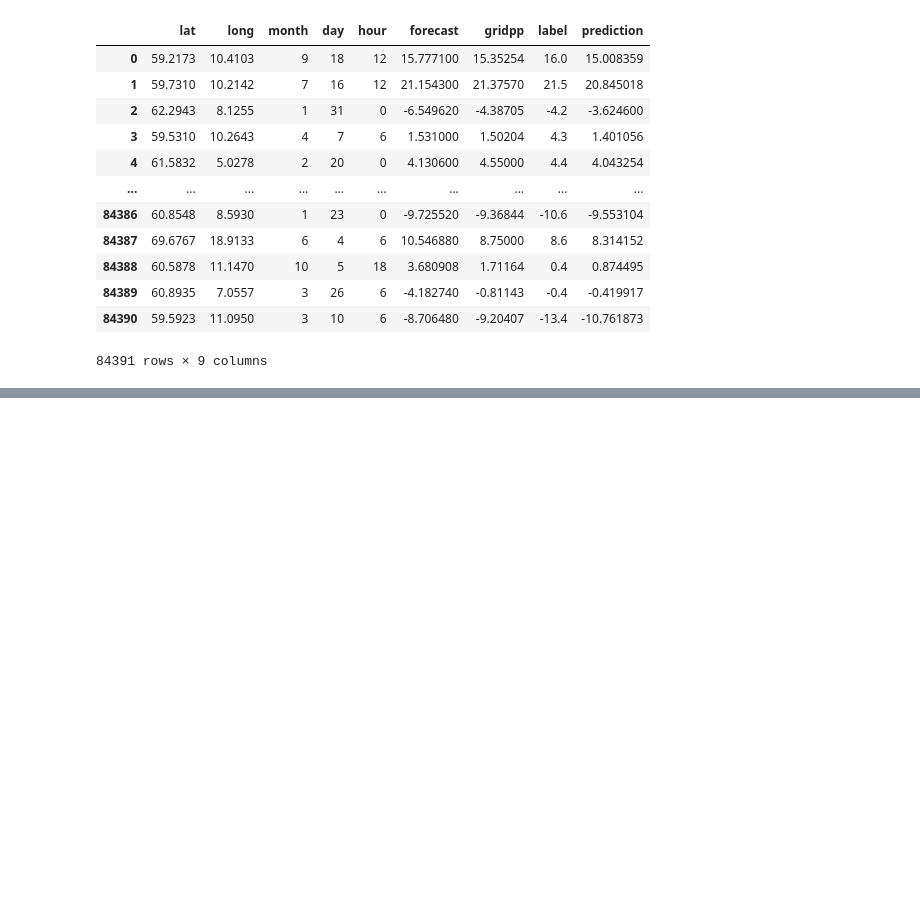
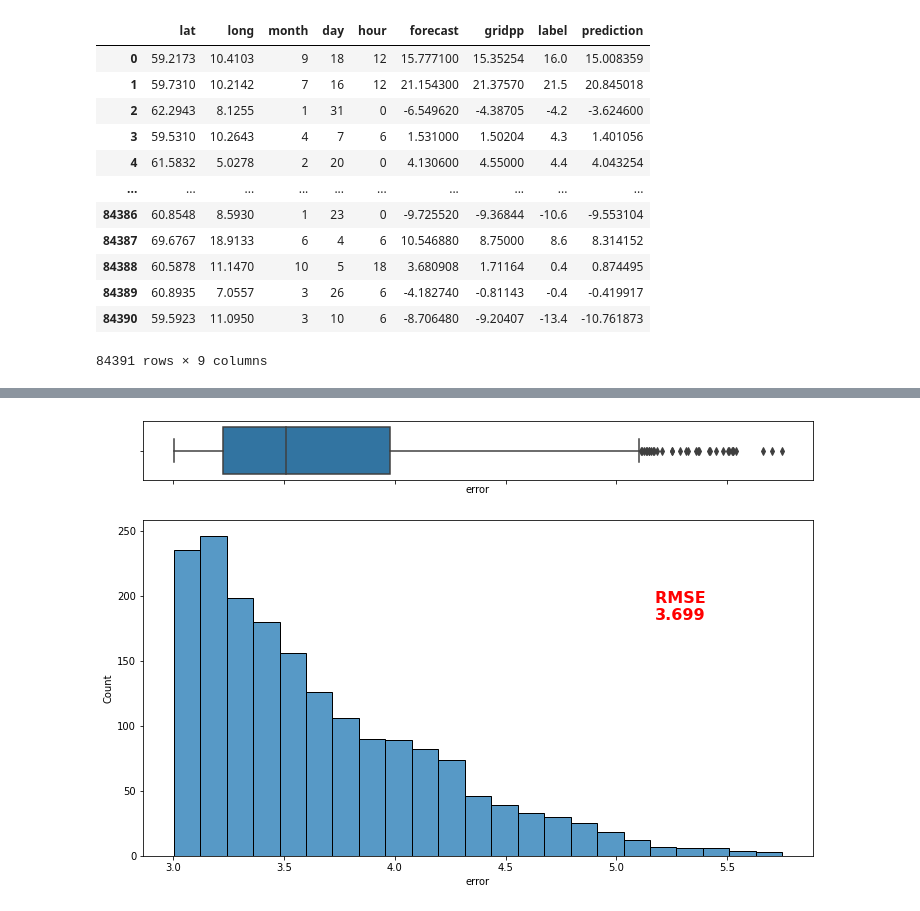
Before and after one commit to garaujo94/msc_postprocessing_weather, a Jupyter notebook: notebooks/EDA.ipynb, the cells around one changed output, grey strips where cells are left out. Cells and saved outputs as stored; diff of their text form; code cells hidden in the pictures; blank space fills up the shorter version.

```diff
--- a/notebooks/EDA.ipynb
+++ b/notebooks/EDA.ipynb
@@ -132,0 +146,4 @@ plt.show()
+# %%
+rmse_gt_3(cnn, 'error', 'prediction')
+# %% [output]
+[figure, added]
```
Also changed, not shown: parts of 8 cells of this notebook, 2 other files.
